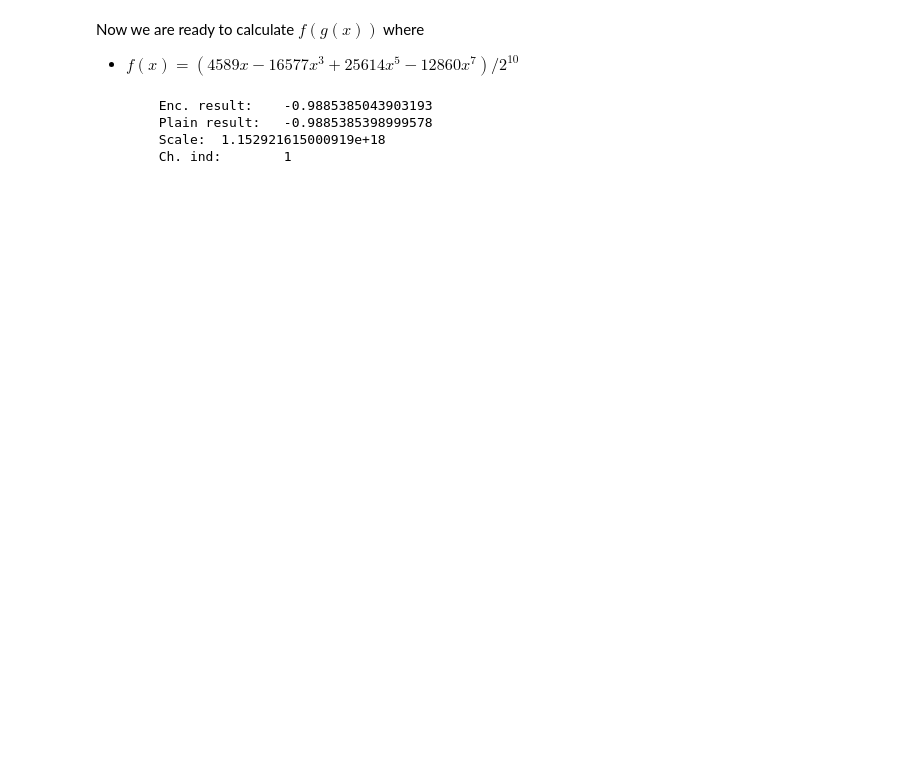
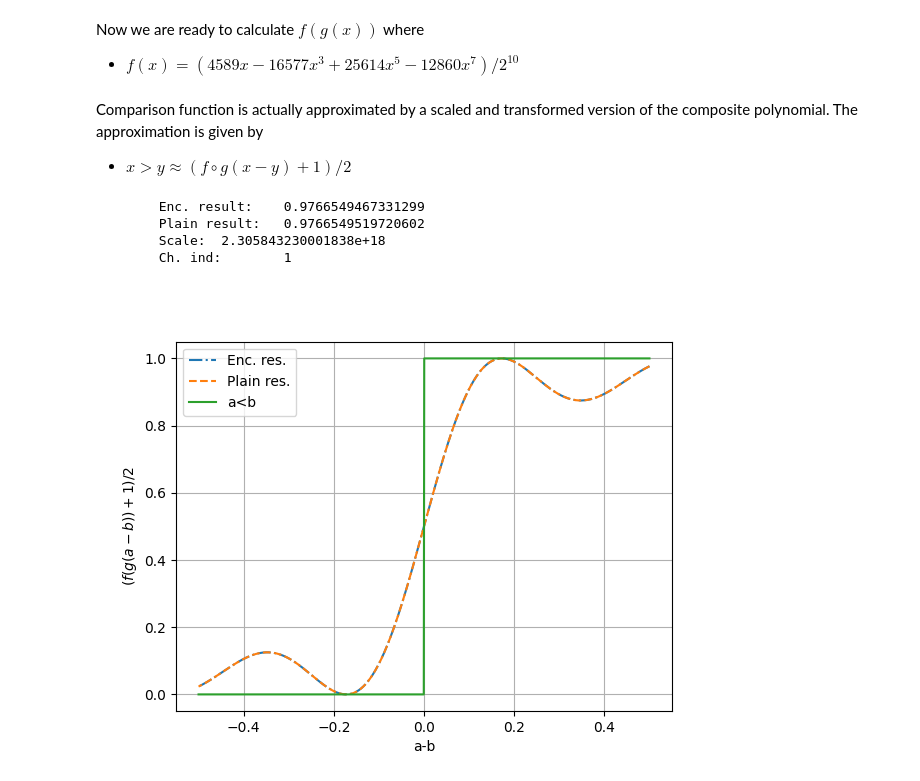
Before and after one commit to dsvedberg/HomEnc, a Jupyter notebook: test_polynomial.ipynb, the cells around one changed output. Drawn from its saved outputs; the diff is of its cells as text; code cells hidden in the pictures; blank space fills up the shorter version.

Commit message:
Approximation of comparison function done.
test_polynomial.ipynb shows an approximation of the comparison function
computed on encrypted and plain data respectively.

```diff
--- a/test_polynomial.ipynb
+++ b/test_polynomial.ipynb
@@ -71,7 +73,7 @@ Let $x$ be the encrypted difference between two number in $a,b\in[0,1]$, such th
 # %%
-a=0.2;b=0.8
+a=0.5;b=np.linspace(0, 1,1000)
+x = a-b
 
-x = a-b
 x_plain = seal.Plaintext()
 encoder.encode(x,scale, x_plain)
 
@@ -130,11 +115,12 @@ util.print_info(enc_g_x, decryptor, context, encoder, (35*x-35*x**3+21*x**5-5*x*
 Now we are ready to calculate $f(g(x))$ where
 * $f(x) = (4589x-16577x^3+25614x^5-12860x^7)/2^{10}$
 # %%
-# Not working, unsure why scale is out of bound. With this method,
-# we should achieve scale stabilization. Check scale stabilization
-# in square and multiply.
+# Note that this time we do not want to waste a CT level to manually reset the scale.
 coeffs = [4589, -16577, 25614, -12860]
 power = 10
 
-plain_f_g_x = (4589*plain_g_x-16577*plain_g_x**3+25614*plain_g_x**5-12860*plain_g_x**7)/2**10
-enc_compare = enc_poly(enc_g_x, coeffs, degrees, power, evaluator, context, encoder, parms, relin_keys, encryptor)
+plain_compare = (4589*plain_g_x-16577*plain_g_x**3+25614*plain_g_x**5-12860*plain_g_x**7)/2**10
+enc_compare = enc_poly(enc_g_x, coeffs, degrees, power, evaluator, context, encoder, relin_keys, encryptor, False)
+# %% [markdown]
+Comparison function is actually approximated by a scaled and transformed version of the composite polynomial. The approximation is given by
+* $x>y \approx (f \circ g (x-y)+1)/2$
@@ -141,7 +134,25 @@ enc_compare = enc_poly(enc_g_x, coeffs, degrees, power, evaluator, context, enco
 # %%
-util.print_info(enc_compare, decryptor, context, encoder, plain_f_g_x)
+plain_compare = (plain_compare+1)/2
+util.print_info(enc_compare, decryptor, context, encoder, plain_compare)
 # %% [output]
-        Enc. result:    -0.9885385043903193
-        Plain result:   -0.9885385398999578
-        Scale:  1.152921615000919e+18
+        Enc. result:    0.9766549467331299
+        Plain result:   0.9766549519720602
+        Scale:  2.305843230001838e+18
         Ch. ind:        1
+# %%
+result = seal.Plaintext()
+decryptor.decrypt(enc_compare, result)
+result = np.array(encoder.decode_double(result)[0:1000])
+# %%
+
+fig, ax = plt.subplots()
+ax.plot(x, result, '-.')
+ax.plot(x, plain_compare, '--')
+ax.plot(x, x>0)
+ax.set_ylabel("$(f(g(a-b))+1)/2$")
+ax.set_xlabel("a-b")
+ax.grid(True)
+ax.legend(['Enc. res.', 'Plain res.', 'a<b'])
+plt.show()
+# %% [output]
+[figure, added]
```
Also changed, not shown: parts of 9 cells of this notebook, 2 other files.
